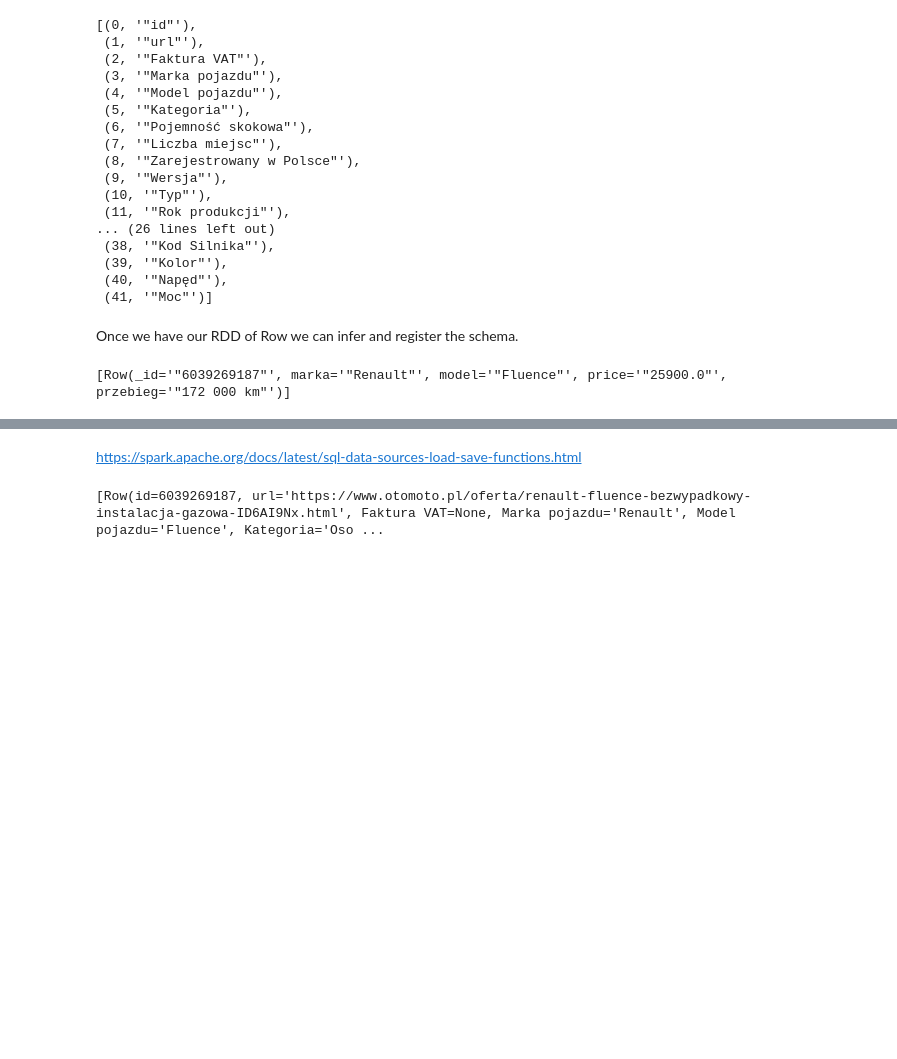
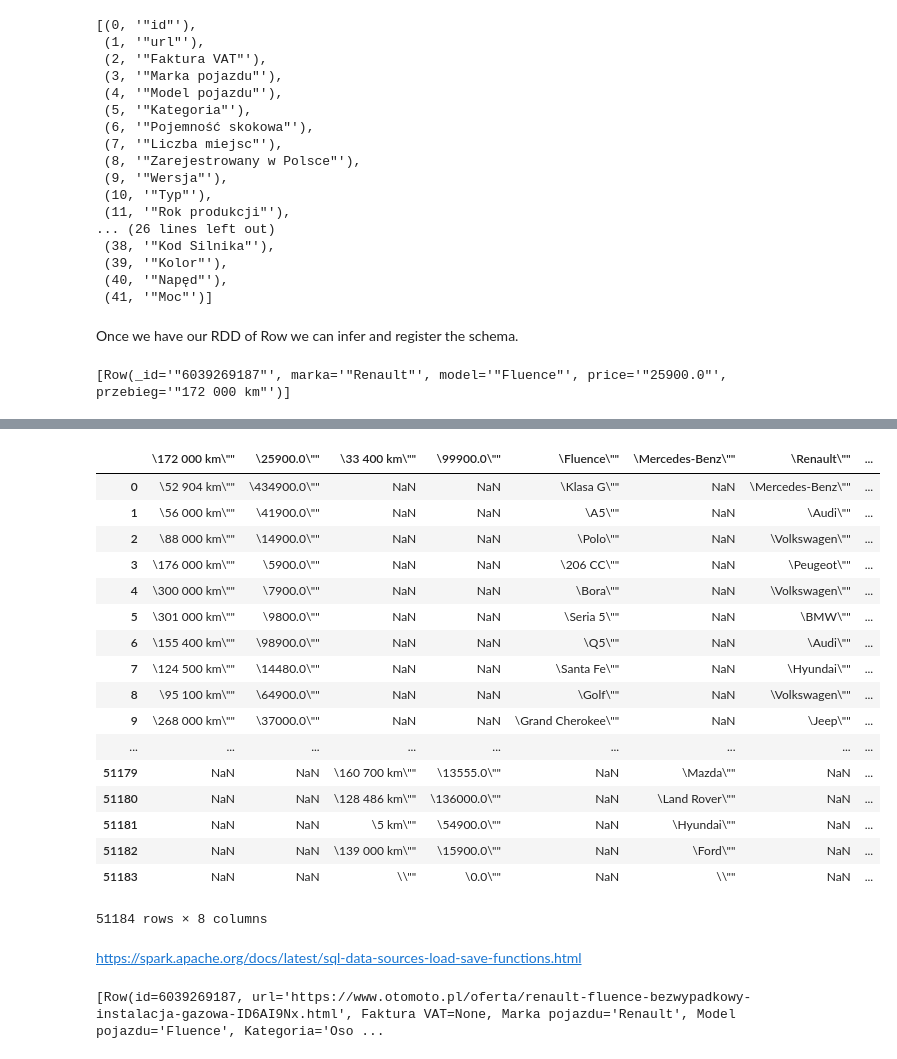
Before and after one commit to jkanclerz/data-science-workshops-2021, a Jupyter notebook: 40--spark/02--dataframes.ipynb, the cells around one changed output, grey strips where cells are left out. Saved outputs shown, nothing was run; the diff lists cells and outputs as text; code cells hidden in the pictures; blank space fills up the shorter version.

```diff
--- a/40--spark/02--dataframes.ipynb
+++ b/40--spark/02--dataframes.ipynb
@@ -82,0 +125,5 @@ DF.take(1)
+# %%
+import glob
+all_files = glob.glob('./adv_model_przebieg/*.csv')
+df_from_each_file = (pd.read_csv(f, delimiter=";") for f in all_files)
+concatenated_df   = pd.concat(df_from_each_file, ignore_index=True)
@@ -83,3 +138,24 @@ DF.take(1)
+# %%
+concatenated_df
+# %% [output]
+|  | \172 000 km\"" | \25900.0\"" | \33 400 km\"" | \99900.0\"" | \Fluence\"" | \Mercedes-Benz\"" | \Renault\"" | ... |
+| 0 | \52 904 km\"" | \434900.0\"" | NaN | NaN | \Klasa G\"" | NaN | \Mercedes-Benz\"" | ... |
+| 1 | \56 000 km\"" | \41900.0\"" | NaN | NaN | \A5\"" | NaN | \Audi\"" | ... |
+| 2 | \88 000 km\"" | \14900.0\"" | NaN | NaN | \Polo\"" | NaN | \Volkswagen\"" | ... |
+| 3 | \176 000 km\"" | \5900.0\"" | NaN | NaN | \206 CC\"" | NaN | \Peugeot\"" | ... |
+| 4 | \300 000 km\"" | \7900.0\"" | NaN | NaN | \Bora\"" | NaN | \Volkswagen\"" | ... |
+| 5 | \301 000 km\"" | \9800.0\"" | NaN | NaN | \Seria 5\"" | NaN | \BMW\"" | ... |
+| 6 | \155 400 km\"" | \98900.0\"" | NaN | NaN | \Q5\"" | NaN | \Audi\"" | ... |
+| 7 | \124 500 km\"" | \14480.0\"" | NaN | NaN | \Santa Fe\"" | NaN | \Hyundai\"" | ... |
+| 8 | \95 100 km\"" | \64900.0\"" | NaN | NaN | \Golf\"" | NaN | \Volkswagen\"" | ... |
+| 9 | \268 000 km\"" | \37000.0\"" | NaN | NaN | \Grand Cherokee\"" | NaN | \Jeep\"" | ... |
+| ... | ... | ... | ... | ... | ... | ... | ... | ... |
+| 51179 | NaN | NaN | \160 700 km\"" | \13555.0\"" | NaN | \Mazda\"" | NaN | ... |
+| 51180 | NaN | NaN | \128 486 km\"" | \136000.0\"" | NaN | \Land Rover\"" | NaN | ... |
+| 51181 | NaN | NaN | \5 km\"" | \54900.0\"" | NaN | \Hyundai\"" | NaN | ... |
+| 51182 | NaN | NaN | \139 000 km\"" | \15900.0\"" | NaN | \Ford\"" | NaN | ... |
+| 51183 | NaN | NaN | \\"" | \0.0\"" | NaN | \\"" | NaN | ... |
+51184 rows × 8 columns
 # %% [markdown]
 https://spark.apache.org/docs/latest/sql-data-sources-load-save-functions.html
 # %%
```
Also changed, not shown: parts of 16 cells of this notebook, 5 other files.
